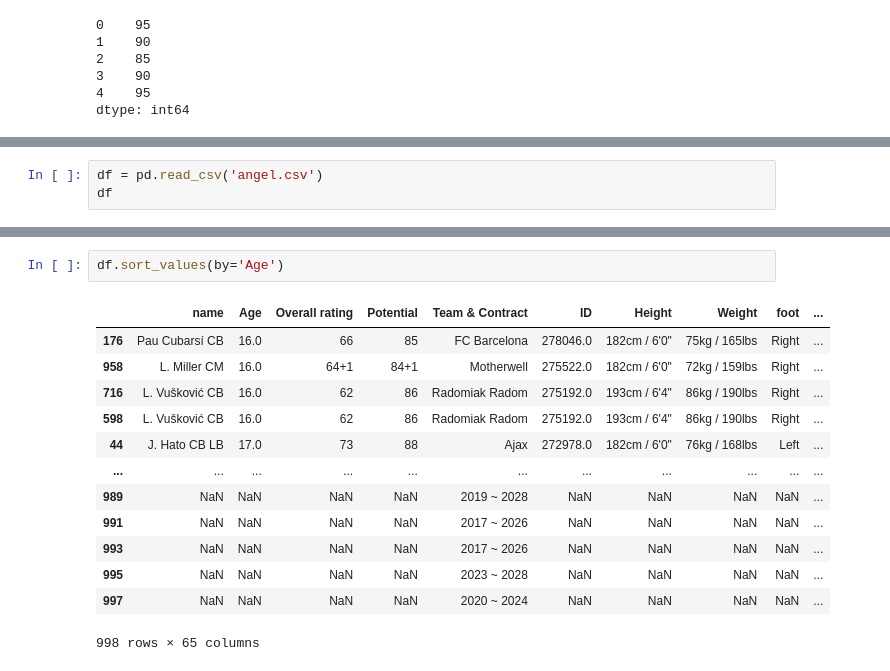
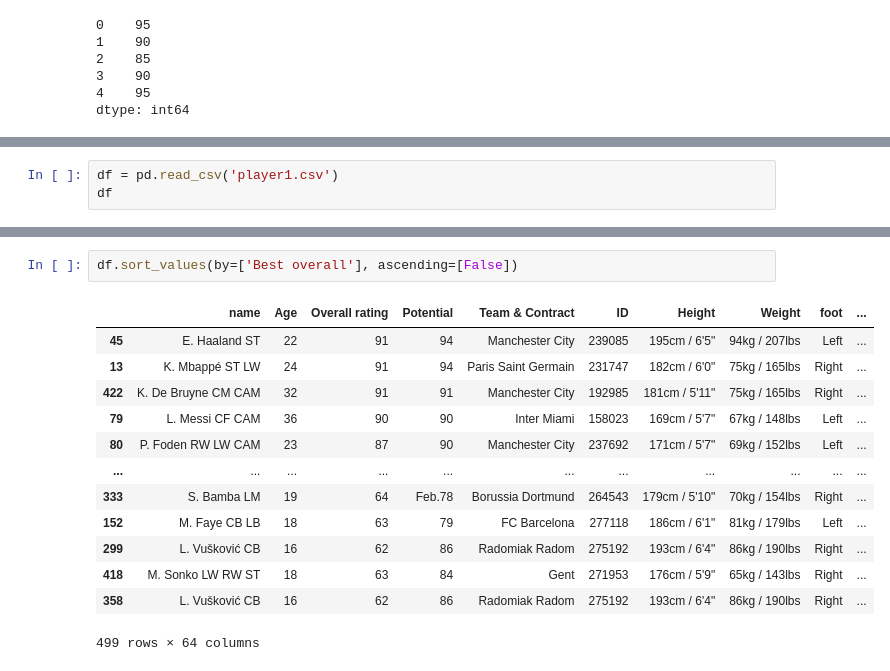
Before and after one commit to choimin0221/data-analytic-programming, a Jupyter notebook: exam1.ipynb, the cells around one changed output, grey strips where cells are left out. Saved outputs shown, nothing was run; the diff lists cells and outputs as text.

```diff
--- a/exam1.ipynb
+++ b/exam1.ipynb
@@ -21,5 +12,5 @@ df
 # %%
-df = pd.read_csv('angel.csv')
+df = pd.read_csv('player1.csv')
 df
 # %% [output]
 |  | name | Age | Overall rating | Potential | Team & Contract | ID | Height | Weight | foot | ... |
@@ -38,16 +29,16 @@ df
 # %%
-df.sort_values(by='Age')
+df.sort_values(by=['Best overall'], ascending=[False])
 # %% [output]
 |  | name | Age | Overall rating | Potential | Team & Contract | ID | Height | Weight | foot | ... |
-| 176 | Pau Cubarsí CB | 16.0 | 66 | 85 | FC Barcelona | 278046.0 | 182cm / 6'0" | 75kg / 165lbs | Right | ... |
-| 958 | L. Miller CM | 16.0 | 64+1 | 84+1 | Motherwell | 275522.0 | 182cm / 6'0" | 72kg / 159lbs | Right | ... |
-| 716 | L. Vušković CB | 16.0 | 62 | 86 | Radomiak Radom | 275192.0 | 193cm / 6'4" | 86kg / 190lbs | Right | ... |
-| 598 | L. Vušković CB | 16.0 | 62 | 86 | Radomiak Radom | 275192.0 | 193cm / 6'4" | 86kg / 190lbs | Right | ... |
-| 44 | J. Hato CB LB | 17.0 | 73 | 88 | Ajax | 272978.0 | 182cm / 6'0" | 76kg / 168lbs | Left | ... |
+| 45 | E. Haaland ST | 22 | 91 | 94 | Manchester City | 239085 | 195cm / 6'5" | 94kg / 207lbs | Left | ... |
+| 13 | K. Mbappé ST LW | 24 | 91 | 94 | Paris Saint Germain | 231747 | 182cm / 6'0" | 75kg / 165lbs | Right | ... |
+| 422 | K. De Bruyne CM CAM | 32 | 91 | 91 | Manchester City | 192985 | 181cm / 5'11" | 75kg / 165lbs | Right | ... |
+| 79 | L. Messi CF CAM | 36 | 90 | 90 | Inter Miami | 158023 | 169cm / 5'7" | 67kg / 148lbs | Left | ... |
+| 80 | P. Foden RW LW CAM | 23 | 87 | 90 | Manchester City | 237692 | 171cm / 5'7" | 69kg / 152lbs | Left | ... |
 | ... | ... | ... | ... | ... | ... | ... | ... | ... | ... | ... |
-| 989 | NaN | NaN | NaN | NaN | 2019 ~ 2028 | NaN | NaN | NaN | NaN | ... |
-| 991 | NaN | NaN | NaN | NaN | 2017 ~ 2026 | NaN | NaN | NaN | NaN | ... |
-| 993 | NaN | NaN | NaN | NaN | 2017 ~ 2026 | NaN | NaN | NaN | NaN | ... |
-| 995 | NaN | NaN | NaN | NaN | 2023 ~ 2028 | NaN | NaN | NaN | NaN | ... |
-| 997 | NaN | NaN | NaN | NaN | 2020 ~ 2024 | NaN | NaN | NaN | NaN | ... |
+| 333 | S. Bamba LM | 19 | 64 | Feb.78 | Borussia Dortmund | 264543 | 179cm / 5'10" | 70kg / 154lbs | Right | ... |
+| 152 | M. Faye CB LB | 18 | 63 | 79 | FC Barcelona | 277118 | 186cm / 6'1" | 81kg / 179lbs | Left | ... |
+| 299 | L. Vušković CB | 16 | 62 | 86 | Radomiak Radom | 275192 | 193cm / 6'4" | 86kg / 190lbs | Right | ... |
+| 418 | M. Sonko LW RW ST | 18 | 63 | 84 | Gent | 271953 | 176cm / 5'9" | 65kg / 143lbs | Right | ... |
+| 358 | L. Vušković CB | 16 | 62 | 86 | Radomiak Radom | 275192 | 193cm / 6'4" | 86kg / 190lbs | Right | ... |
-998 rows × 65 columns
+499 rows × 64 columns
```
Also changed, not shown: parts of 4 cells of this notebook, 2 other files.
